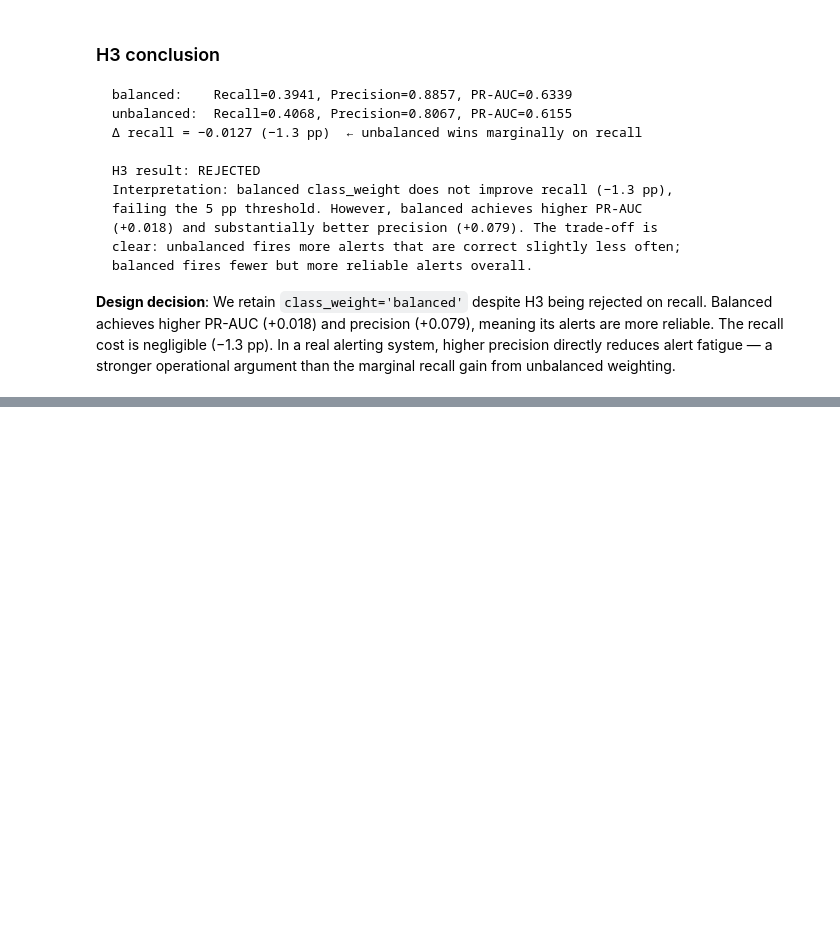
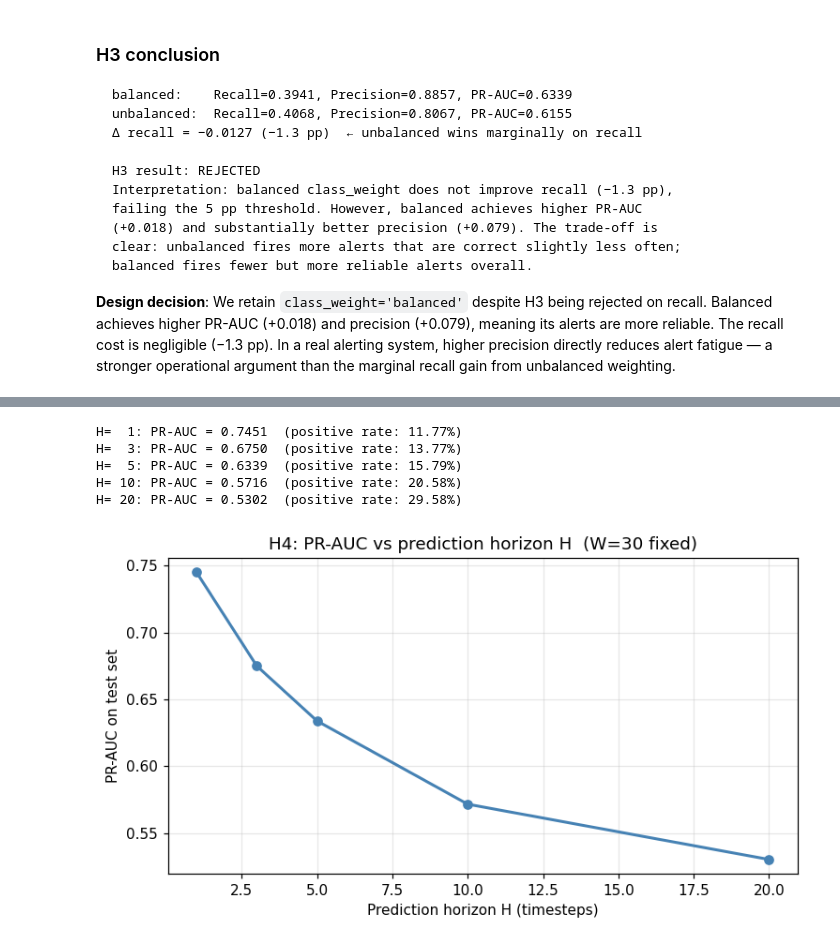
Before and after one commit to igarbayo/cloud-incident-predictor, a Jupyter notebook: notebooks/01_exploration_and_evaluation.ipynb, the cells around one changed output, grey strips where cells are left out. Drawn from its saved outputs; the diff is of its cells as text; code cells hidden in the pictures; blank space fills up the shorter version.

```diff
--- a/notebooks/01_exploration_and_evaluation.ipynb
+++ b/notebooks/01_exploration_and_evaluation.ipynb
@@ -452,0 +542,30 @@ from unbalanced weighting.
+# %%
+H_values = [1, 3, 5, 10, 20]
+W_h4 = 30
+results_h4 = {}
+
+for H_val in H_values:
+    X, y = create_sliding_windows(df, W=W_h4, H=H_val)
+    X_train, X_test, y_train, y_test = temporal_split(X, y)
+    p = AlertPredictor()
+    p.train(X_train, y_train)
+    proba = p.predict_proba(X_test)
+    auc = average_precision_score(y_test, proba)
+    results_h4[H_val] = {'auc': auc, 'positive_rate': y_test.mean()}
+    print(f'H={H_val:3d}: PR-AUC = {auc:.4f}  (positive rate: {y_test.mean():.2%})')
+
+fig, ax = plt.subplots(figsize=(7, 4))
+ax.plot(H_values, [results_h4[h]['auc'] for h in H_values], marker='o', lw=2, color='steelblue')
+ax.set_xlabel('Prediction horizon H (timesteps)')
+ax.set_ylabel('PR-AUC on test set')
+ax.set_title('H4: PR-AUC vs prediction horizon H  (W=30 fixed)')
+ax.grid(True, alpha=0.3)
+plt.tight_layout()
+plt.show()
+# %% [output]
+H=  1: PR-AUC = 0.7451  (positive rate: 11.77%)
+H=  3: PR-AUC = 0.6750  (positive rate: 13.77%)
+H=  5: PR-AUC = 0.6339  (positive rate: 15.79%)
+H= 10: PR-AUC = 0.5716  (positive rate: 20.58%)
+H= 20: PR-AUC = 0.5302  (positive rate: 29.58%)
+[figure, added]
```
Also changed, not shown: parts of 27 cells of this notebook, 7 other files.
